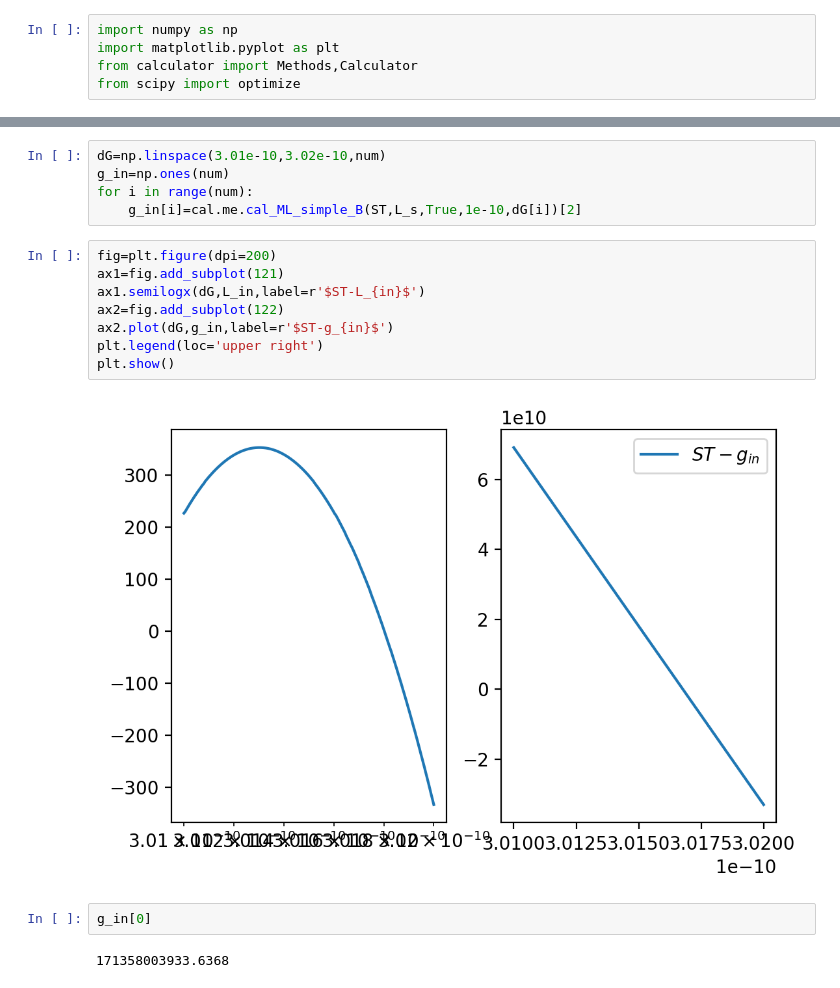
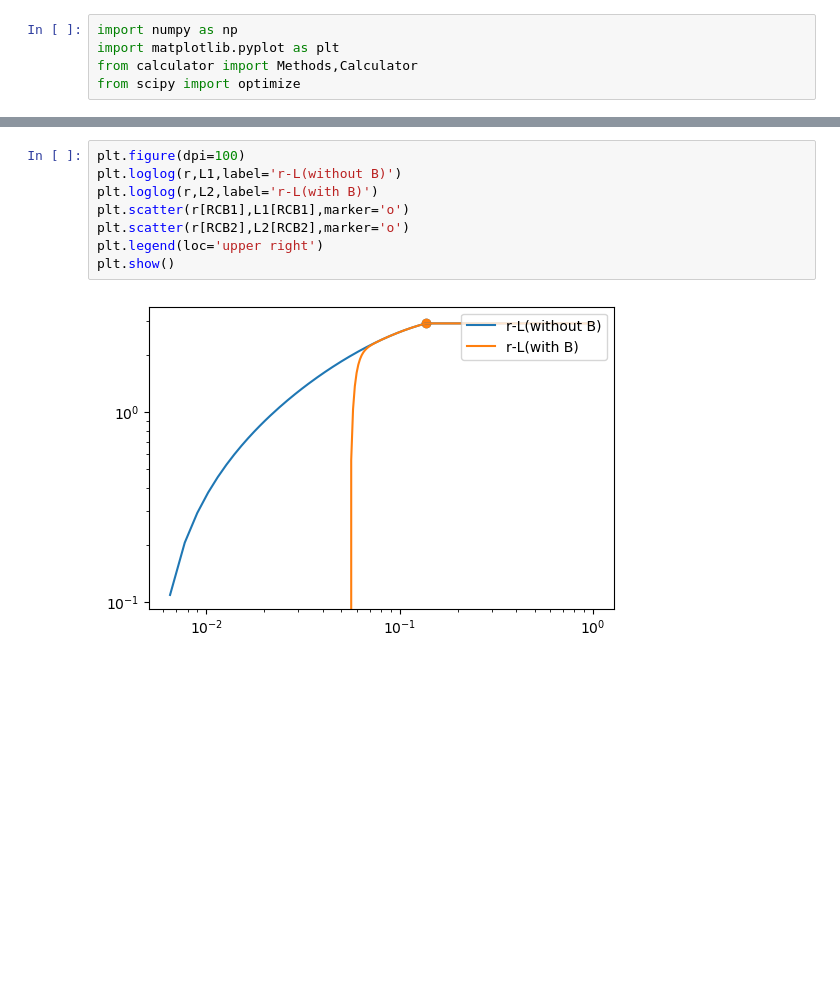
Before and after one commit to HelloGithubC/Project, a Jupyter notebook: Test.ipynb, the cells around one changed output, grey strips where cells are left out. Cells and saved outputs as stored; diff of their text form; blank space fills up the shorter version.

```diff
--- a/Test.ipynb
+++ b/Test.ipynb
@@ -70,19 +74,10 @@ plt.plot()
-# %%
-dG=np.linspace(3.01e-10,3.02e-10,num)
-g_in=np.ones(num)
-for i in range(num):
-    g_in[i]=cal.me.cal_ML_simple_B(ST,L_s,True,1e-10,dG[i])[2]
-# %%
-fig=plt.figure(dpi=200)
-ax1=fig.add_subplot(121)
-ax1.semilogx(dG,L_in,label=r'$ST-L_{in}$')
-ax2=fig.add_subplot(122)
-ax2.plot(dG,g_in,label=r'$ST-g_{in}$')
-plt.legend(loc='upper right')
-plt.show()
-# %% [output]
-[figure, removed]
-# %%
-g_in[0]
-# %% [output]
-171358003933.6368
+# %%
+plt.figure(dpi=100)
+plt.loglog(r,L1,label='r-L(without B)')
+plt.loglog(r,L2,label='r-L(with B)')
+plt.scatter(r[RCB1],L1[RCB1],marker='o')
+plt.scatter(r[RCB2],L2[RCB2],marker='o')
+plt.legend(loc='upper right')
+plt.show()
+# %% [output]
+[figure, added]
```
Also changed, not shown: parts of 13 cells of this notebook, 6 other files.
